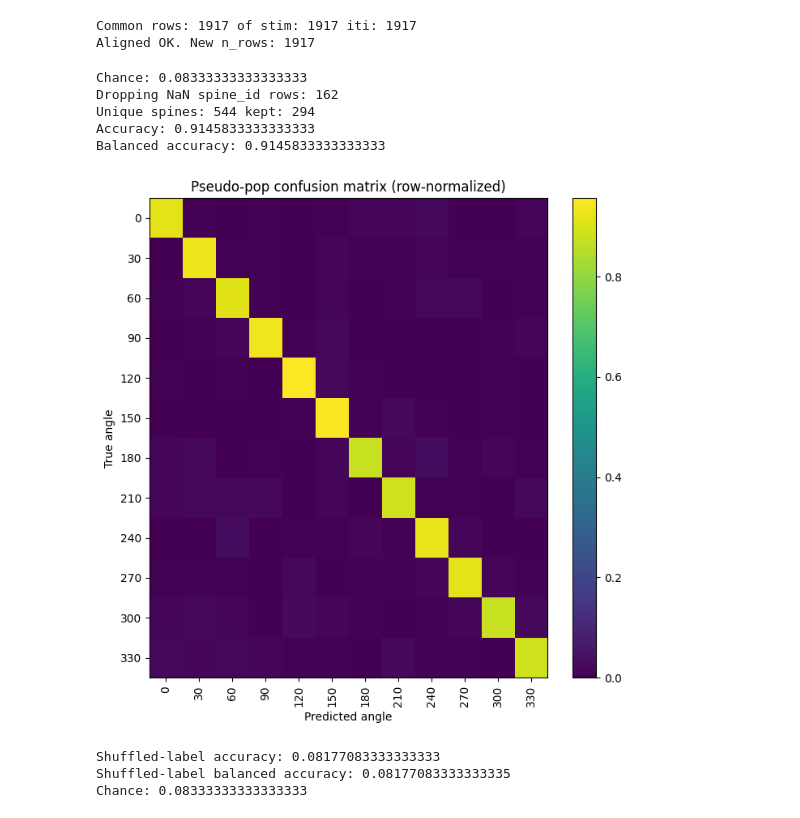
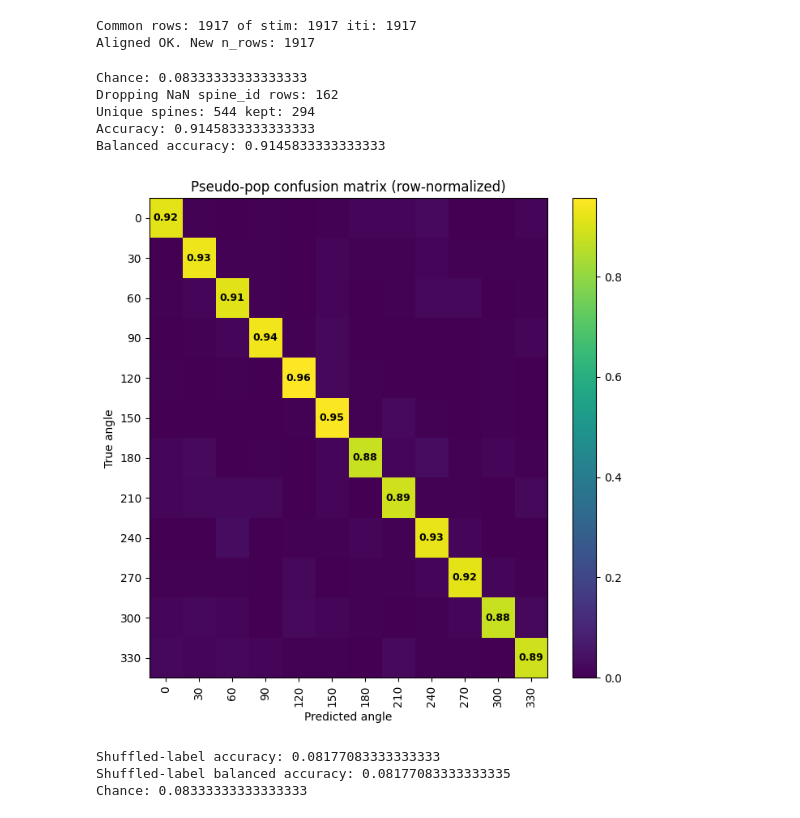
Before and after one commit to bigbrainmay/ECE594N, a Jupyter notebook: logistic_regression.ipynb, the cells around one changed output. Saved outputs shown, nothing was run; the diff lists cells and outputs as text; code cells hidden in the pictures.

```diff
--- a/logistic_regression.ipynb
+++ b/logistic_regression.ipynb
@@ -7,10 +7,10 @@ stim_ds = xr.load_dataset("stim_segmented_traces (1).nc")
 # %%
 iti_ds = xr.load_dataset("stim_segmented_greys.nc")
 # %%
-# Rename columns
+spine_id_stim = stim_ds["ids"].values
 
 stim_ds = stim_ds.rename({"ids": "time"})
-stim_ds = stim_ds.assign_coords(spine_id=("trial", spine_id))
+stim_ds = stim_ds.assign_coords(spine_id=("trial", spine_id_stim))
 if "ids" in stim_ds.coords:
     stim_ds = stim_ds.drop_vars("ids")
 print(stim_ds)
@@ -178,34 +178,42 @@ X_test_s  = scaler.transform(X_test)
 clf = LogisticRegression(max_iter=5000, class_weight="balanced")
 clf.fit(X_train_s, y_train)
 
 y_pred = clf.predict(X_test_s)
 acc = (y_pred == y_test).mean()
 bacc = balanced_accuracy_score(y_test, y_pred)
 print("Accuracy:", acc)
 print("Balanced accuracy:", bacc)
 
 # confusion matrix
 labels = unique_angles
 cm = confusion_matrix(y_test, y_pred, labels=labels)
 cmn = cm / cm.sum(axis=1, keepdims=True)
 
 plt.figure(figsize=(7,7))
 plt.imshow(cmn, aspect="auto")
 plt.colorbar()
 plt.xticks(np.arange(len(labels)), labels, rotation=90)
 plt.yticks(np.arange(len(labels)), labels)
 plt.xlabel("Predicted angle")
 plt.ylabel("True angle")
 plt.title("Pseudo-pop confusion matrix (row-normalized)")
+per_angle_acc = np.diag(cmn)
+
+for i, acc_i in enumerate(per_angle_acc):
+    plt.text(i, i, f"{acc_i:.2f}",
+             ha="center", va="center",
+             color="white" if acc_i < 0.5 else "black",
+             fontsize=9, fontweight="bold")
+
 plt.tight_layout()
 plt.show()
 # %% [output]
 Chance: 0.08333333333333333
 Dropping NaN spine_id rows: 162
 Unique spines: 544 kept: 294
 Accuracy: 0.9145833333333333
 Balanced accuracy: 0.9145833333333333
-[figure, old version]
+[figure, new version]
 # %%
 from sklearn.metrics import balanced_accuracy_score
 from sklearn.linear_model import LogisticRegression
```
